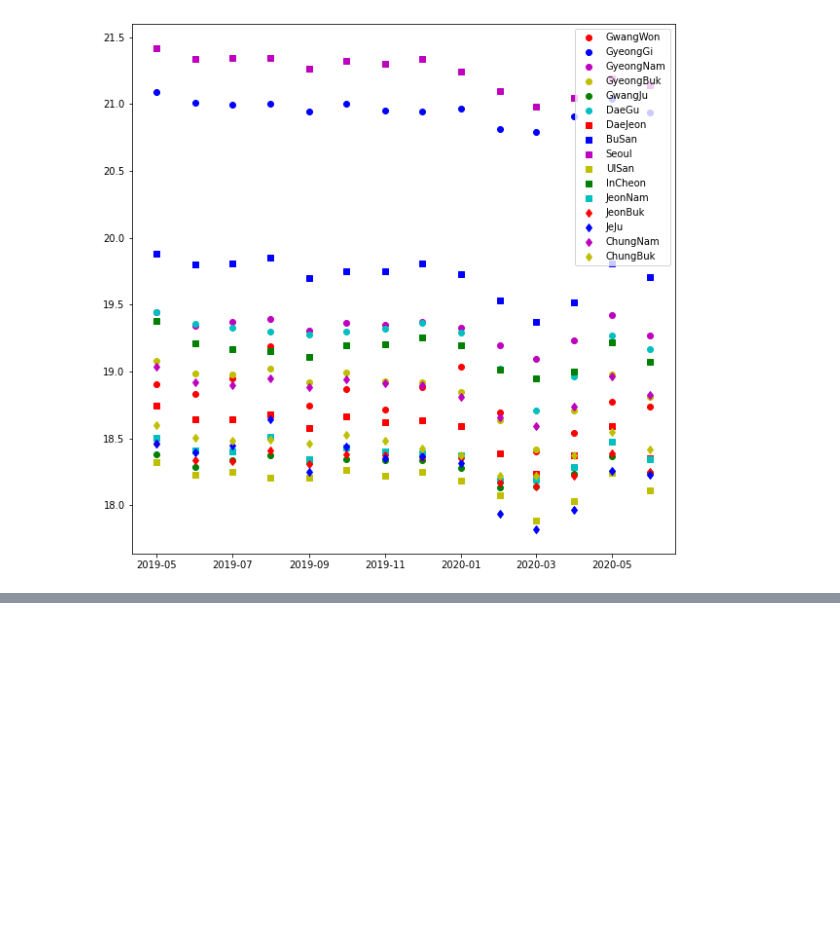
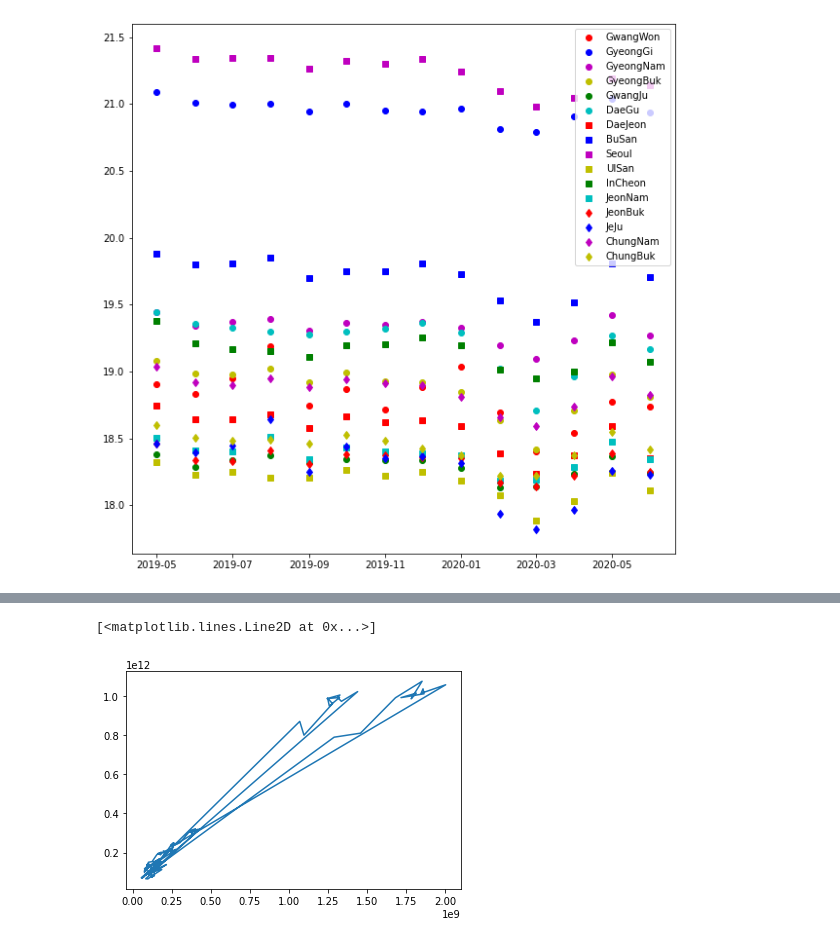
Before and after one commit to ssilb4/colab, a Jupyter notebook: jeju_datalab.ipynb, the cells around one changed output, grey strips where cells are left out. Cells and saved outputs as stored; diff of their text form; code cells hidden in the pictures; blank space fills up the shorter version.

```diff
--- a/jeju_datalab.ipynb
+++ b/jeju_datalab.ipynb
@@ -160,0 +205,4 @@ temp = temp.groupby(['REG_YYMM', 'CARD_SIDO_NM', 'STD_CLSS_NM']).sum().reset_ind
+# %%
+df_group_t = df_group.copy()
+df_group_t['날짜'] = df_group['날짜'].apply(lambda x: int(x/100))
+df_group_t['위치'] = df_group['위치'].apply(lambda x: x[0] + x[2] if (('북' in x) or ('남' in x))  else x[0:2])
@@ -160,0 +242,2 @@ temp = temp.groupby(['REG_YYMM', 'CARD_SIDO_NM', 'STD_CLSS_NM']).sum().reset_ind
+# %%
+df_merge_t = df_group_t.merge(df_merge_group2,left_on=['위치','날짜'],right_on=['CARD_SIDO_NM','REG_YYMM'])
@@ -160,0 +260,5 @@ temp = temp.groupby(['REG_YYMM', 'CARD_SIDO_NM', 'STD_CLSS_NM']).sum().reset_ind
+# %%
+plt.plot(df_merge_t['매출'],df_merge_t['AMT'])
+# %% [output]
+[<matplotlib.lines.Line2D at 0x...>]
+[figure, added]
```
Also changed, not shown: parts of 21 cells of this notebook.
